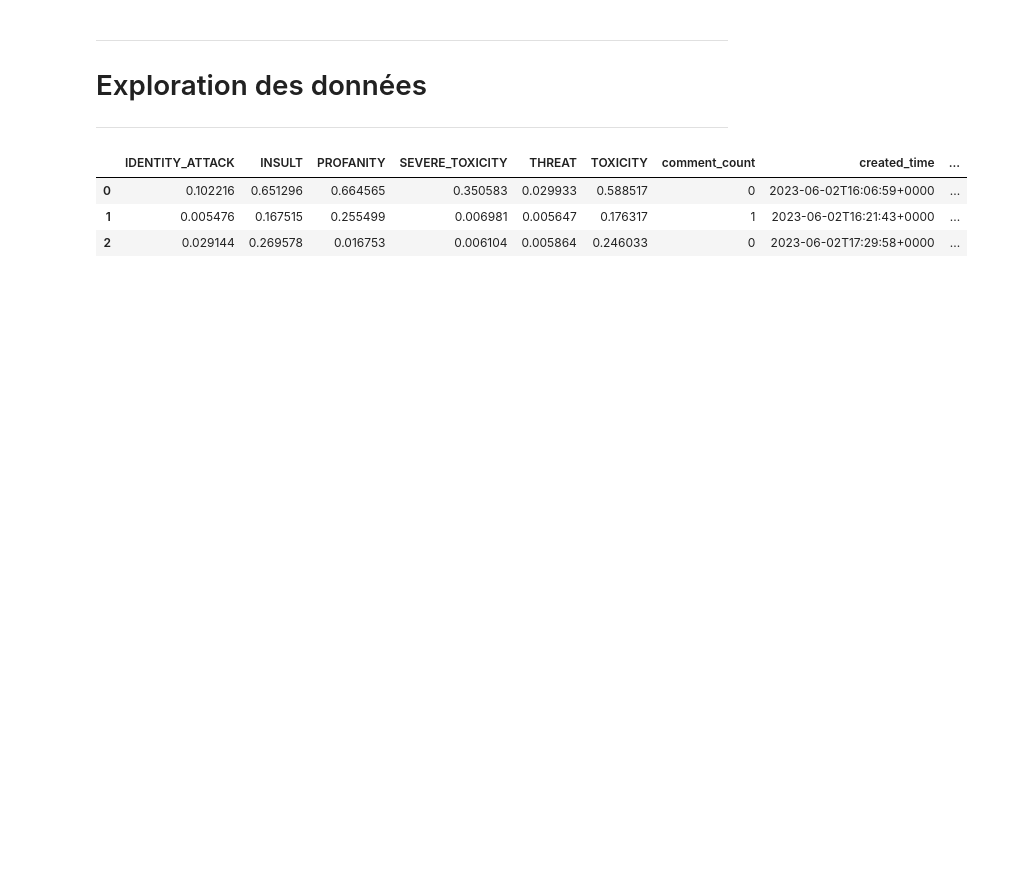
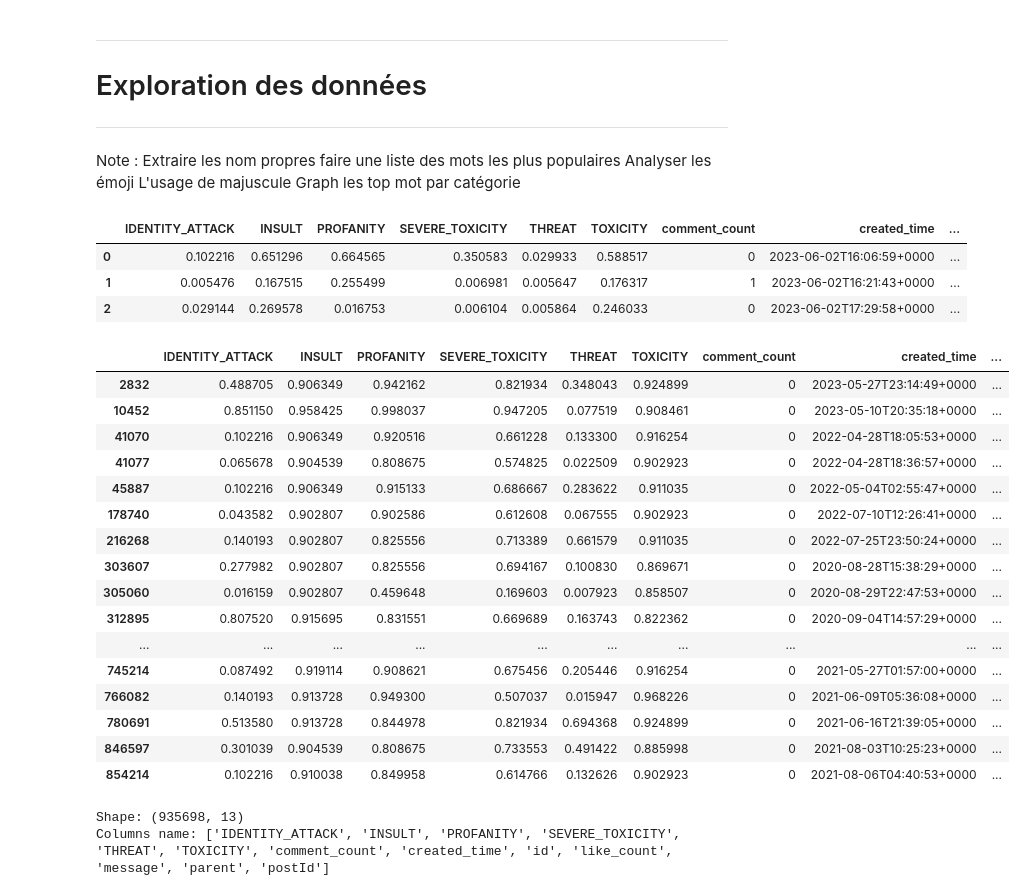
Before and after one commit to caseguin/GLO-7027, a Jupyter notebook: projet_eda.ipynb, the cells around one changed output. Cells and saved outputs as stored; diff of their text form; code cells hidden in the pictures; blank space fills up the shorter version.

```diff
--- a/projet_eda.ipynb
+++ b/projet_eda.ipynb
@@ -2,14 +2,49 @@
 ***
 # Exploration des données
 ***
+# %% [markdown]
+Note :
+Extraire les nom propres
+faire une liste des mots les plus populaires
+Analyser les émoji
+L'usage de majuscule
+Graph les top mot par catégorie
 # %%
 import pandas as pd
 # %%
-comments = pd.read_csv('Comments.csv')
+df = pd.read_csv('Comments.csv')
+df.head(3)
+# %% [output]
+|  | IDENTITY_ATTACK | INSULT | PROFANITY | SEVERE_TOXICITY | THREAT | TOXICITY | comment_count | created_time | ... |
+| 0 | 0.102216 | 0.651296 | 0.664565 | 0.350583 | 0.029933 | 0.588517 | 0 | 2023-06-02T16:06:59+0000 | ... |
+| 1 | 0.005476 | 0.167515 | 0.255499 | 0.006981 | 0.005647 | 0.176317 | 1 | 2023-06-02T16:21:43+0000 | ... |
+| 2 | 0.029144 | 0.269578 | 0.016753 | 0.006104 | 0.005864 | 0.246033 | 0 | 2023-06-02T17:29:58+0000 | ... |
-# %%
-comments.head(3)
-# %% [output]
-|  | IDENTITY_ATTACK | INSULT | PROFANITY | SEVERE_TOXICITY | THREAT | TOXICITY | comment_count | created_time | ... |
-| 0 | 0.102216 | 0.651296 | 0.664565 | 0.350583 | 0.029933 | 0.588517 | 0 | 2023-06-02T16:06:59+0000 | ... |
-| 1 | 0.005476 | 0.167515 | 0.255499 | 0.006981 | 0.005647 | 0.176317 | 1 | 2023-06-02T16:21:43+0000 | ... |
-| 2 | 0.029144 | 0.269578 | 0.016753 | 0.006104 | 0.005864 | 0.246033 | 0 | 2023-06-02T17:29:58+0000 | ... |
+# %%
+df.loc[df['INSULT']>0.9]
+# %% [output]
+|  | IDENTITY_ATTACK | INSULT | PROFANITY | SEVERE_TOXICITY | THREAT | TOXICITY | comment_count | created_time | ... |
+| 2832 | 0.488705 | 0.906349 | 0.942162 | 0.821934 | 0.348043 | 0.924899 | 0 | 2023-05-27T23:14:49+0000 | ... |
+| 10452 | 0.851150 | 0.958425 | 0.998037 | 0.947205 | 0.077519 | 0.908461 | 0 | 2023-05-10T20:35:18+0000 | ... |
+| 41070 | 0.102216 | 0.906349 | 0.920516 | 0.661228 | 0.133300 | 0.916254 | 0 | 2022-04-28T18:05:53+0000 | ... |
+| 41077 | 0.065678 | 0.904539 | 0.808675 | 0.574825 | 0.022509 | 0.902923 | 0 | 2022-04-28T18:36:57+0000 | ... |
+| 45887 | 0.102216 | 0.906349 | 0.915133 | 0.686667 | 0.283622 | 0.911035 | 0 | 2022-05-04T02:55:47+0000 | ... |
+| 178740 | 0.043582 | 0.902807 | 0.902586 | 0.612608 | 0.067555 | 0.902923 | 0 | 2022-07-10T12:26:41+0000 | ... |
+| 216268 | 0.140193 | 0.902807 | 0.825556 | 0.713389 | 0.661579 | 0.911035 | 0 | 2022-07-25T23:50:24+0000 | ... |
+| 303607 | 0.277982 | 0.902807 | 0.825556 | 0.694167 | 0.100830 | 0.869671 | 0 | 2020-08-28T15:38:29+0000 | ... |
+| 305060 | 0.016159 | 0.902807 | 0.459648 | 0.169603 | 0.007923 | 0.858507 | 0 | 2020-08-29T22:47:53+0000 | ... |
+| 312895 | 0.807520 | 0.915695 | 0.831551 | 0.669689 | 0.163743 | 0.822362 | 0 | 2020-09-04T14:57:29+0000 | ... |
+| ... | ... | ... | ... | ... | ... | ... | ... | ... | ... |
+| 745214 | 0.087492 | 0.919114 | 0.908621 | 0.675456 | 0.205446 | 0.916254 | 0 | 2021-05-27T01:57:00+0000 | ... |
+| 766082 | 0.140193 | 0.913728 | 0.949300 | 0.507037 | 0.015947 | 0.968226 | 0 | 2021-06-09T05:36:08+0000 | ... |
+| 780691 | 0.513580 | 0.913728 | 0.844978 | 0.821934 | 0.694368 | 0.924899 | 0 | 2021-06-16T21:39:05+0000 | ... |
+| 846597 | 0.301039 | 0.904539 | 0.808675 | 0.733553 | 0.491422 | 0.885998 | 0 | 2021-08-03T10:25:23+0000 | ... |
+| 854214 | 0.102216 | 0.910038 | 0.849958 | 0.614766 | 0.132626 | 0.902923 | 0 | 2021-08-06T04:40:53+0000 | ... |
+# %%
+# Shape
+print(f'Shape: {df.shape}')
+
+# columns names
+print(f'Columns name: {df.columns.tolist()}')
+# %% [output]
+Shape: (935698, 13)
+Columns name: ['IDENTITY_ATTACK', 'INSULT', 'PROFANITY', 'SEVERE_TOXICITY', 'THREAT', 'TOXICITY', 'comment_count', 'created_time', 'id', 'like_count', 'message', 'parent', 'postId']
```
Also changed, not shown: parts of 4 cells of this notebook.
